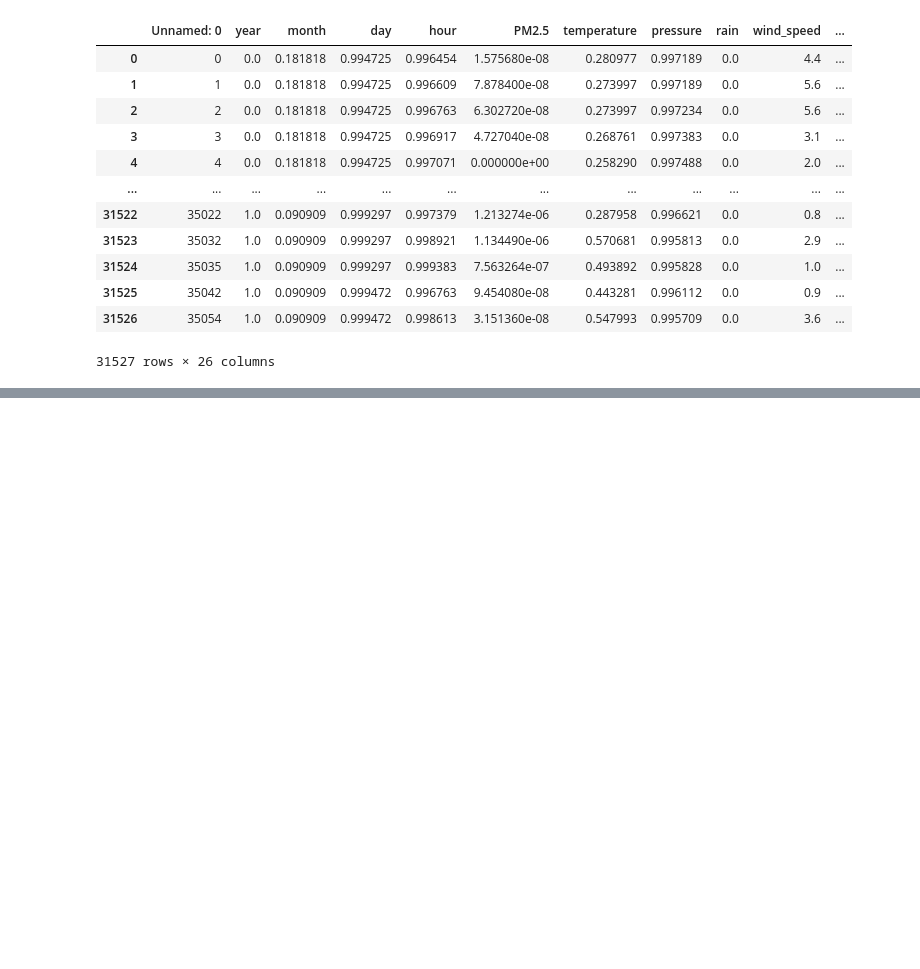
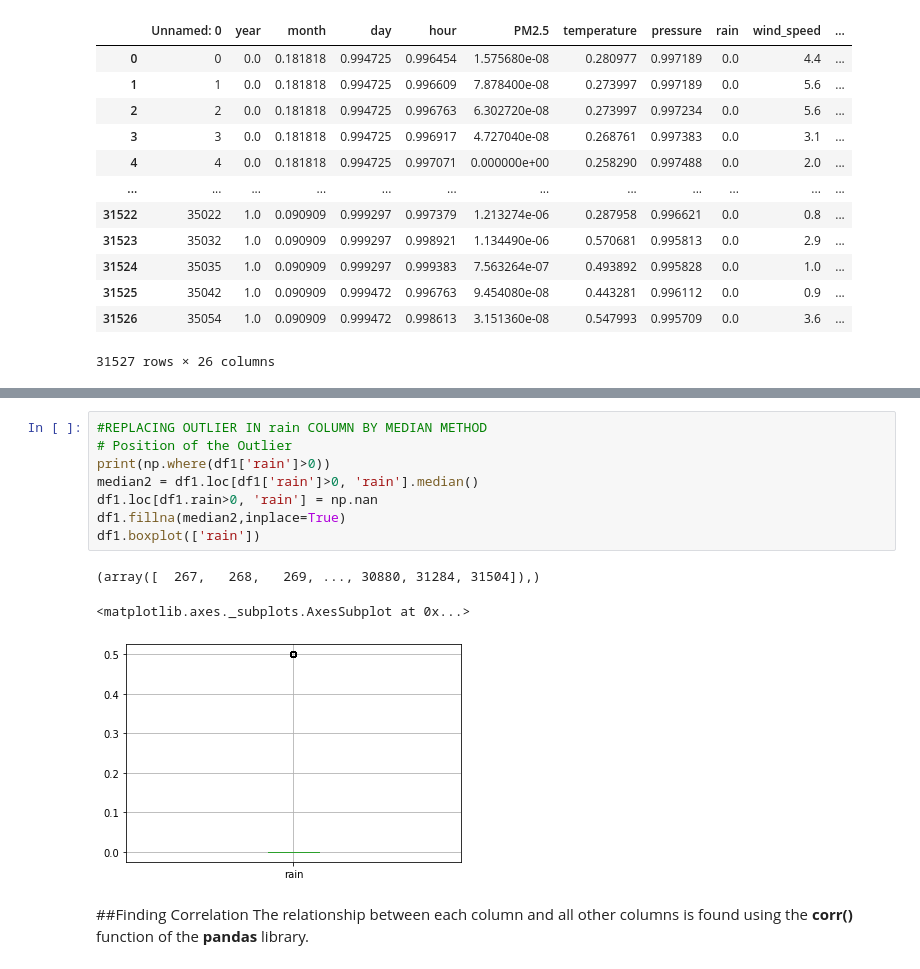
Before and after one commit to Priyanka-Rai18/GeeksFiesta_AI-ML_geeky_, a Jupyter notebook: datapreprocess.ipynb, the cells around one changed output, grey strips where cells are left out. Drawn from its saved outputs; the diff is of its cells as text; blank space fills up the shorter version.

```diff
--- a/datapreprocess.ipynb
+++ b/datapreprocess.ipynb
@@ -155,0 +239,15 @@ df
+# %%
+#REPLACING OUTLIER IN rain COLUMN BY MEDIAN METHOD
+# Position of the Outlier
+print(np.where(df1['rain']>0))
+median2 = df1.loc[df1['rain']>0, 'rain'].median()
+df1.loc[df1.rain>0, 'rain'] = np.nan
+df1.fillna(median2,inplace=True)
+df1.boxplot(['rain'])
+# %% [output]
+(array([  267,   268,   269, ..., 30880, 31284, 31504]),)
+<matplotlib.axes._subplots.AxesSubplot at 0x...>
+[figure, added]
+# %% [markdown]
+##Finding Correlation
+The relationship between each column and all other columns is found using the **corr()** function of the **pandas** library.
```
Also changed, not shown: parts of 38 cells of this notebook, 1 other file.
